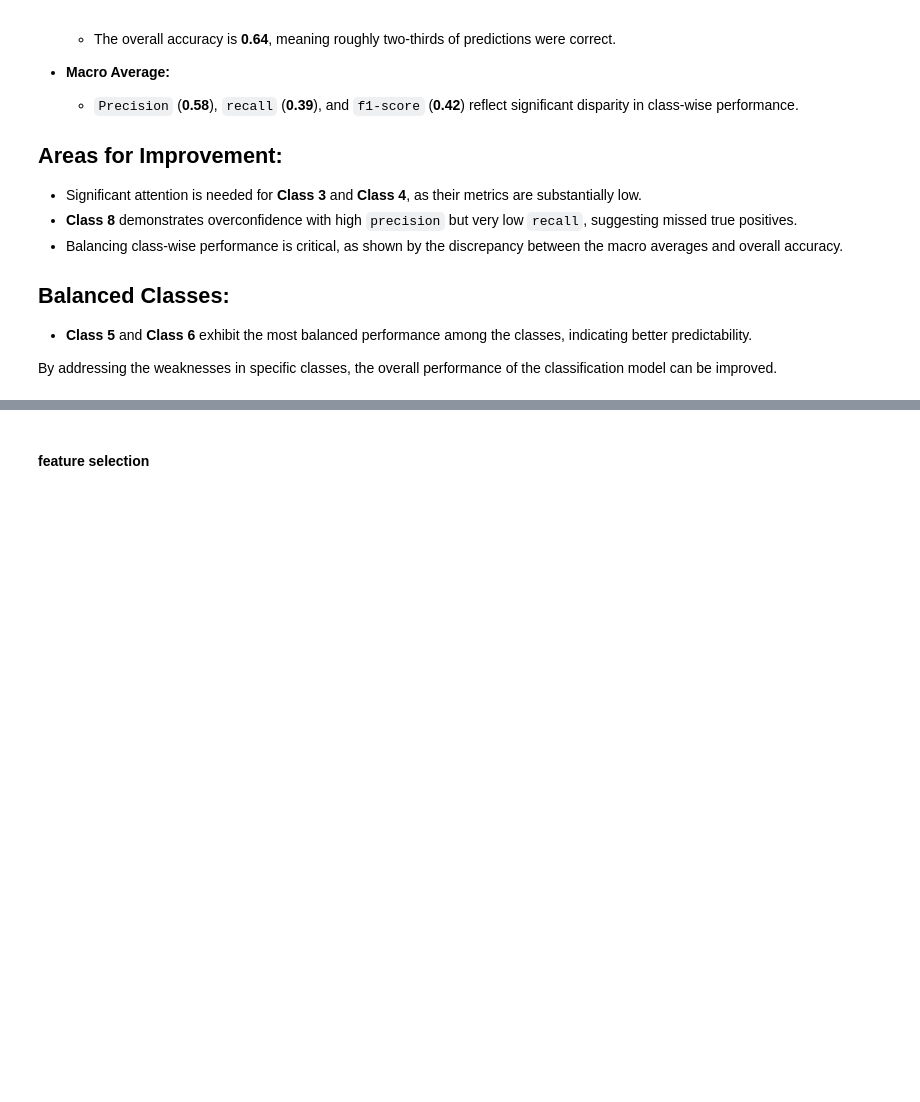
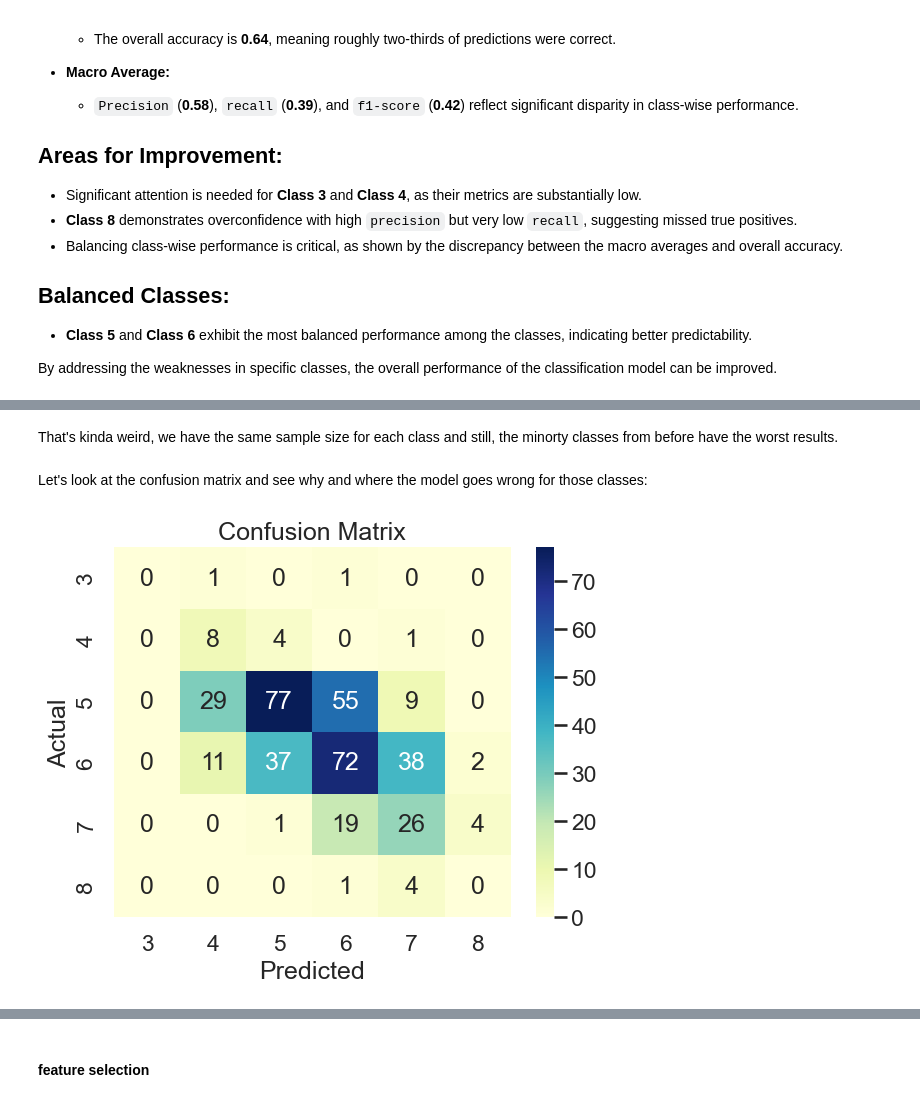
Before and after one commit to airbagdeer/tabular-ds-project, a Jupyter notebook: EX2.ipynb, the cells around one changed output, grey strips where cells are left out. Cells and saved outputs as stored; diff of their text form; code cells hidden in the pictures; blank space fills up the shorter version.

```diff
--- a/EX2.ipynb
+++ b/EX2.ipynb
@@ -225,0 +269,8 @@ By addressing the weaknesses in specific classes, the overall performance of the
+# %% [markdown]
+That's kinda weird, we have the same sample size for each class and still, the minorty classes from before have the worst results.
+# %% [markdown]
+Let's look at the confusion matrix and see why and where the model goes wrong for those classes:
+# %%
+calculate_confusion_matrix(y_true = y_test, y_pred = y_pred_undersampled)
+# %% [output]
+[figure, added]
```
Also changed, not shown: parts of 43 cells of this notebook.
